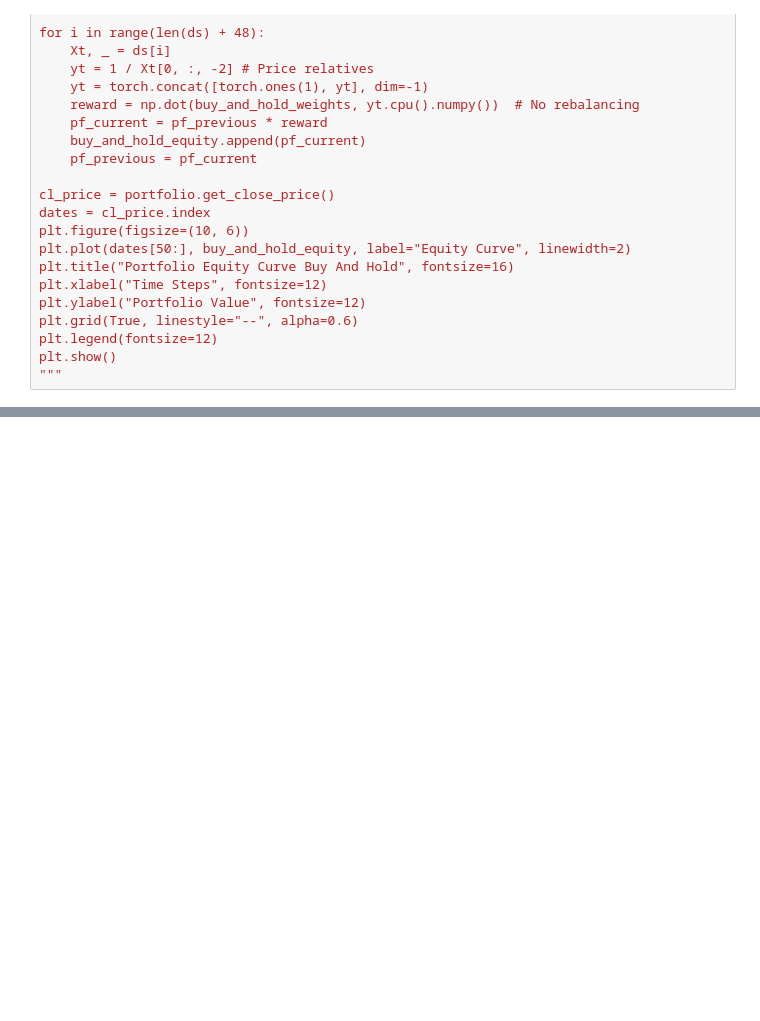
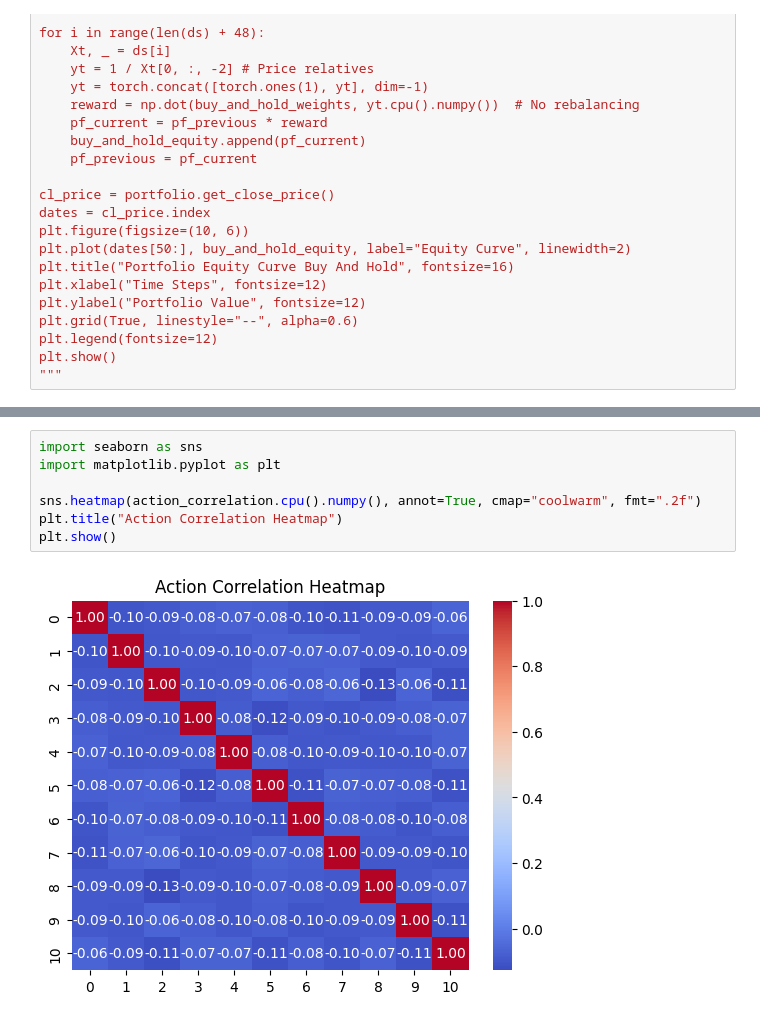
Before and after one commit to mrajancsr/deep-policy-gradient-portfolio, a Jupyter notebook: ddpgportfolio/agent/test.ipynb, the cells around one changed output, grey strips where cells are left out. Cells and saved outputs as stored; diff of their text form; blank space fills up the shorter version.

```diff
--- a/ddpgportfolio/agent/test.ipynb
+++ b/ddpgportfolio/agent/test.ipynb
@@ -223,0 +282,9 @@ portfolio.get_close_price().tail()
+# %%
+import seaborn as sns
+import matplotlib.pyplot as plt
+
+sns.heatmap(action_correlation.cpu().numpy(), annot=True, cmap="coolwarm", fmt=".2f")
+plt.title("Action Correlation Heatmap")
+plt.show()
+# %% [output]
+[figure, added]
```
Also changed, not shown: parts of 18 cells of this notebook, 4 other files.
